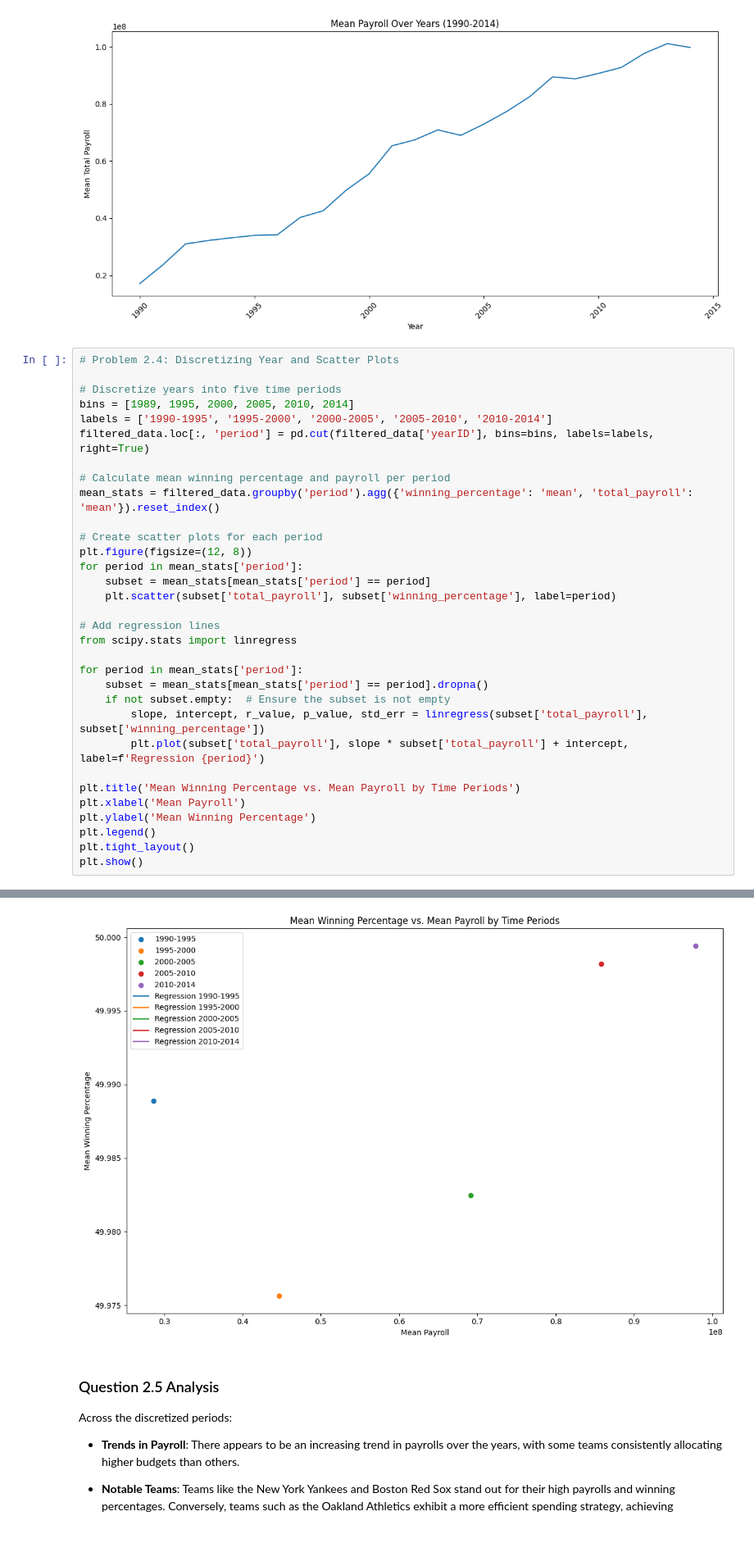
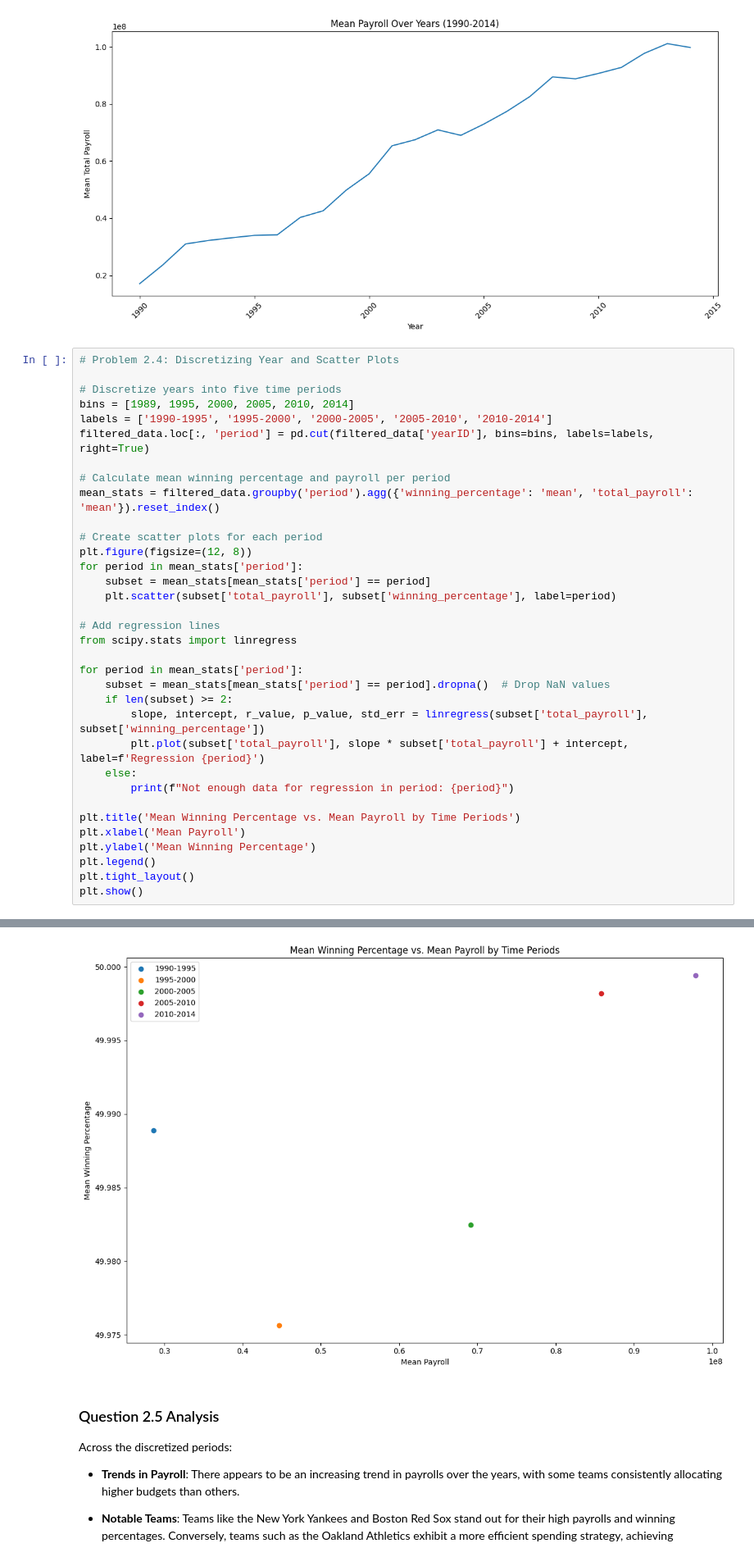
Before and after one commit to Delery5/Project2_MoneyBall, a Jupyter notebook: moneyball.ipynb, the cells around one changed output, grey strips where cells are left out. Shown: that part at 82% size. Drawn from its saved outputs; the diff is of its cells as text.

```diff
--- a/moneyball.ipynb
+++ b/moneyball.ipynb
@@ -161,10 +161,12 @@ for period in mean_stats['period']:
 from scipy.stats import linregress
 
 for period in mean_stats['period']:
-    subset = mean_stats[mean_stats['period'] == period].dropna()
-    if not subset.empty:  # Ensure the subset is not empty
+    subset = mean_stats[mean_stats['period'] == period].dropna()  # Drop NaN values
+    if len(subset) >= 2:
         slope, intercept, r_value, p_value, std_err = linregress(subset['total_payroll'], subset['winning_percentage'])
         plt.plot(subset['total_payroll'], slope * subset['total_payroll'] + intercept, label=f'Regression {period}')
+    else:
+        print(f"Not enough data for regression in period: {period}")
 
 plt.title('Mean Winning Percentage vs. Mean Payroll by Time Periods')
 plt.xlabel('Mean Payroll')
@@ -176,4 +183,4 @@ plt.show()
-[figure, old version]
+[figure, new version]
 # %% [markdown]
 ### Question 2.5 Analysis
 
```
Also changed, not shown: parts of 2 cells of this notebook.
